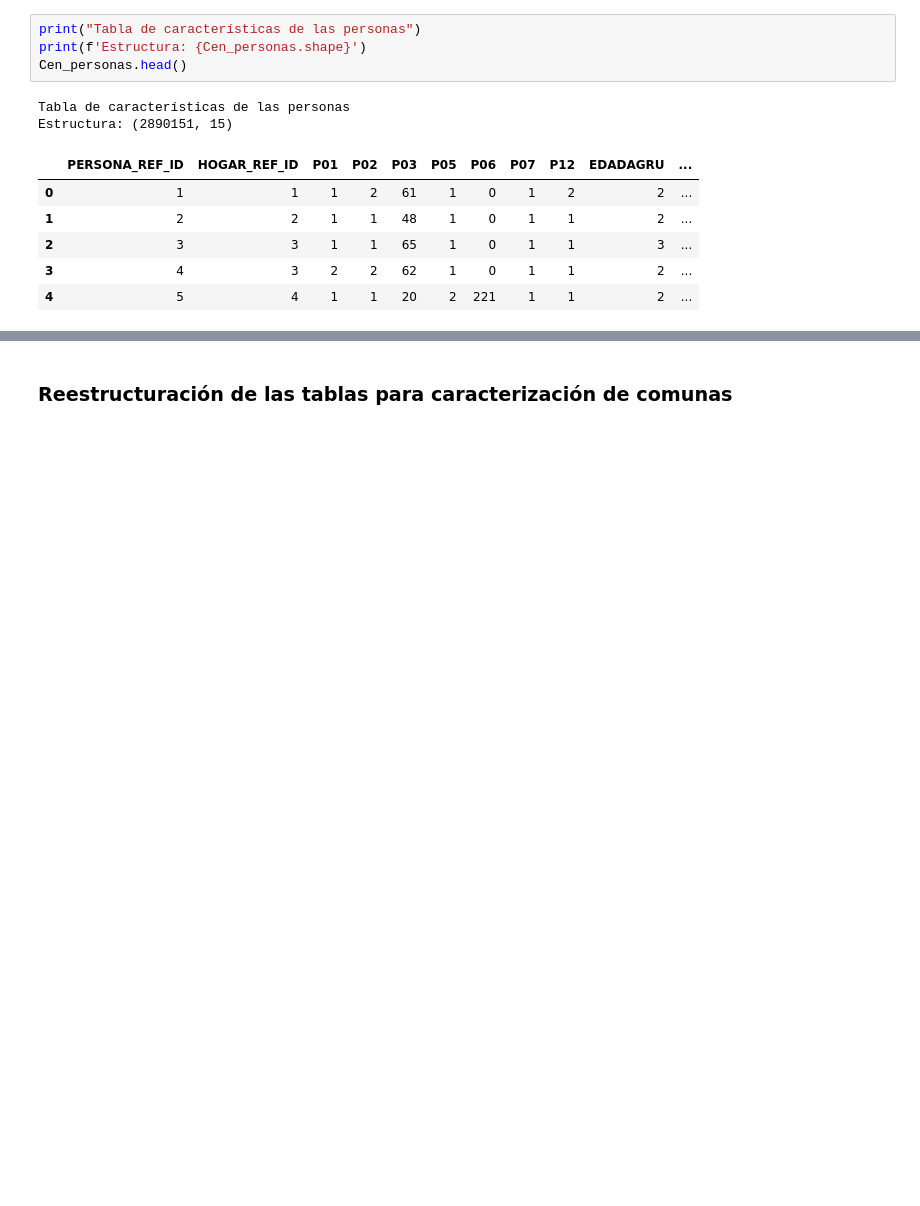
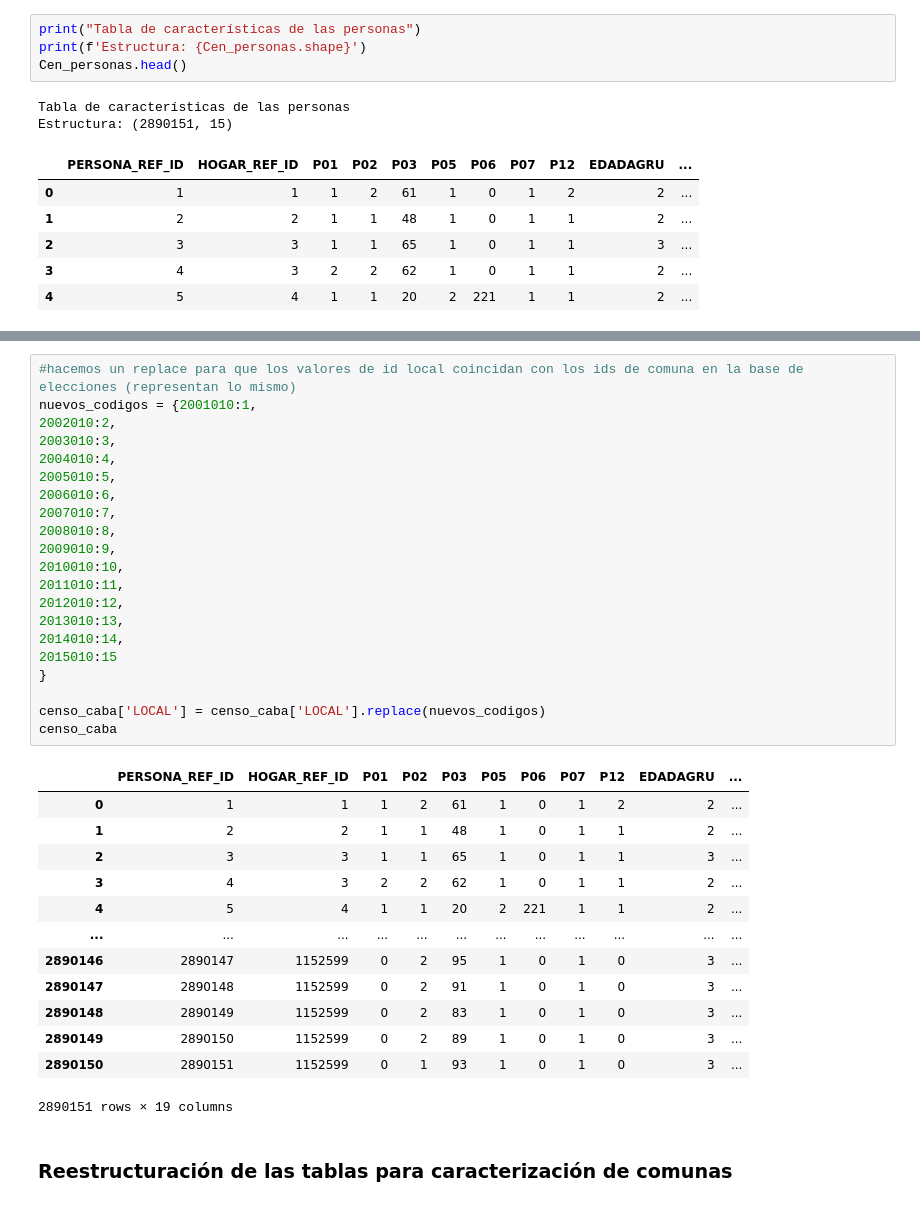
Before and after one commit to nicolasfaccini/Analisis-Elecciones-Generales-2023-Python, a Jupyter notebook: Informe.ipynb, the cells around one changed output, grey strips where cells are left out. Saved outputs shown, nothing was run; the diff lists cells and outputs as text; blank space fills up the shorter version.

```diff
--- a/Informe.ipynb
+++ b/Informe.ipynb
@@ -149,3 +188,38 @@ Estructura: (2890151, 15)
+# %%
+#hacemos un replace para que los valores de id local coincidan con los ids de comuna en la base de elecciones (representan lo mismo)
+nuevos_codigos = {2001010:1,
+2002010:2,
+2003010:3,
+2004010:4,
+2005010:5,
+2006010:6,
+2007010:7,
+2008010:8,
+2009010:9,
+2010010:10,
+2011010:11,
+2012010:12,
+2013010:13,
+2014010:14,
+2015010:15
+}
+
+censo_caba['LOCAL'] = censo_caba['LOCAL'].replace(nuevos_codigos)
+censo_caba
+# %% [output]
+|  | PERSONA_REF_ID | HOGAR_REF_ID | P01 | P02 | P03 | P05 | P06 | P07 | P12 | EDADAGRU | ... |
+| 0 | 1 | 1 | 1 | 2 | 61 | 1 | 0 | 1 | 2 | 2 | ... |
+| 1 | 2 | 2 | 1 | 1 | 48 | 1 | 0 | 1 | 1 | 2 | ... |
+| 2 | 3 | 3 | 1 | 1 | 65 | 1 | 0 | 1 | 1 | 3 | ... |
+| 3 | 4 | 3 | 2 | 2 | 62 | 1 | 0 | 1 | 1 | 2 | ... |
+| 4 | 5 | 4 | 1 | 1 | 20 | 2 | 221 | 1 | 1 | 2 | ... |
+| ... | ... | ... | ... | ... | ... | ... | ... | ... | ... | ... | ... |
+| 2890146 | 2890147 | 1152599 | 0 | 2 | 95 | 1 | 0 | 1 | 0 | 3 | ... |
+| 2890147 | 2890148 | 1152599 | 0 | 2 | 91 | 1 | 0 | 1 | 0 | 3 | ... |
+| 2890148 | 2890149 | 1152599 | 0 | 2 | 83 | 1 | 0 | 1 | 0 | 3 | ... |
+| 2890149 | 2890150 | 1152599 | 0 | 2 | 89 | 1 | 0 | 1 | 0 | 3 | ... |
+| 2890150 | 2890151 | 1152599 | 0 | 1 | 93 | 1 | 0 | 1 | 0 | 3 | ... |
+2890151 rows × 19 columns
 # %% [markdown]
 ### Reestructuración de las tablas para caracterización de comunas
 # %% [markdown]
```
Also changed, not shown: parts of 10 cells of this notebook.
